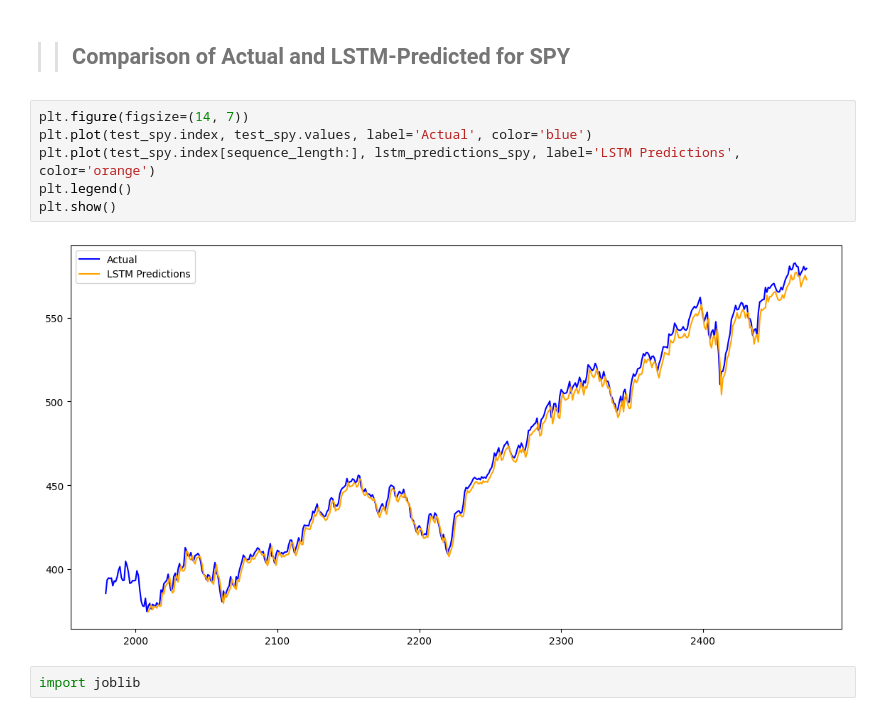
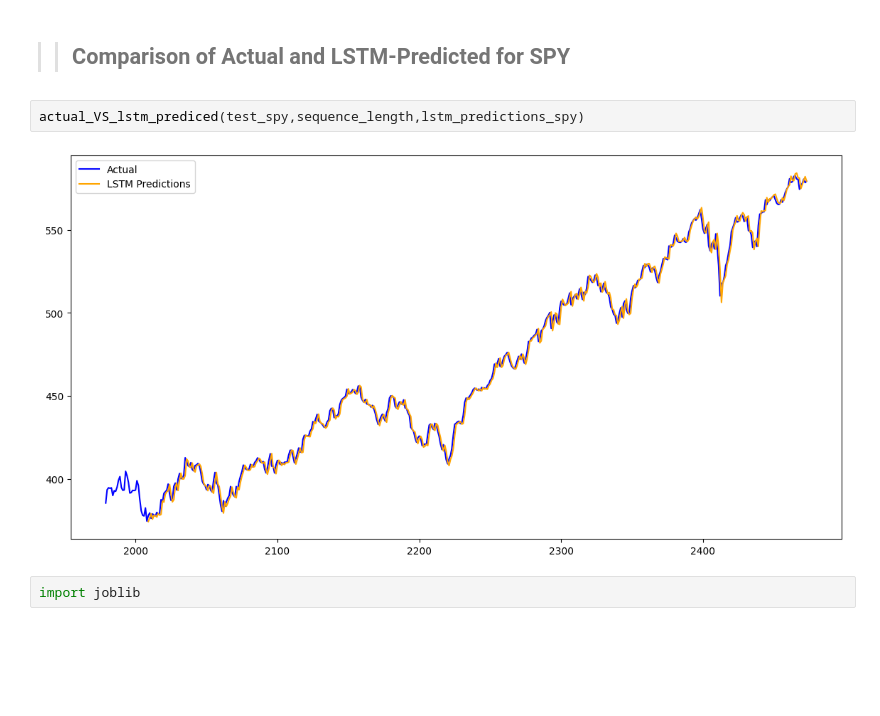
Before and after one commit to GuleWako/Time-Series-Forecasting-for-Portfolio-Management, a Jupyter notebook: notebooks/portfolioManagement.ipynb, the cells around one changed output. Cells and saved outputs as stored; diff of their text form; blank space fills up the shorter version.

```diff
--- a/notebooks/portfolioManagement.ipynb
+++ b/notebooks/portfolioManagement.ipynb
@@ -732,13 +662,9 @@ LSTM MAPE: 0.008409893370371228
 # %% [markdown]
 > > ## Comparison of Actual and LSTM-Predicted for SPY
-# %%
-plt.figure(figsize=(14, 7))
-plt.plot(test_spy.index, test_spy.values, label='Actual', color='blue')
-plt.plot(test_spy.index[sequence_length:], lstm_predictions_spy, label='LSTM Predictions', color='orange')
-plt.legend()
-plt.show()
-# %% [output]
-[figure, removed]
+# %%
+actual_VS_lstm_prediced(test_spy,sequence_length,lstm_predictions_spy)
+# %% [output]
+[figure, added]
 # %%
 import joblib
 # %%
```
Also changed, not shown: parts of 31 cells of this notebook, 1 other file.
